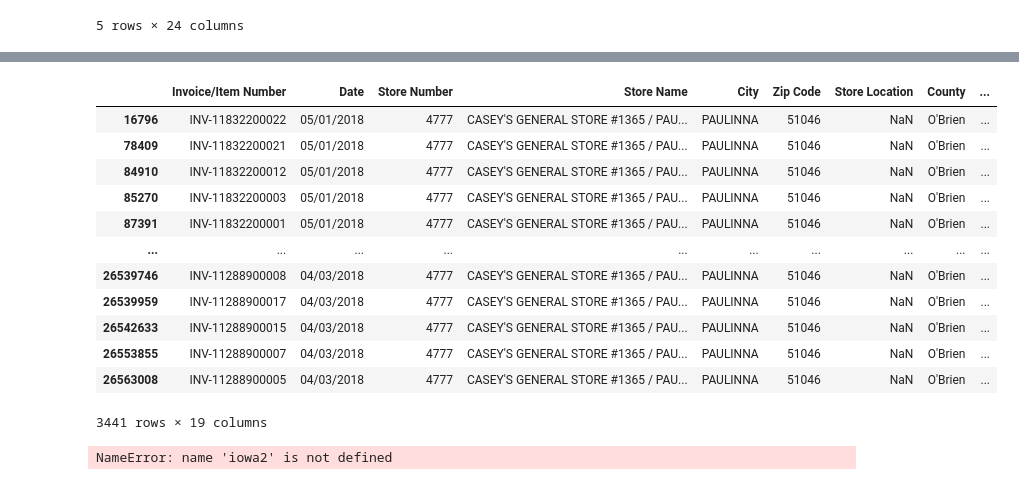
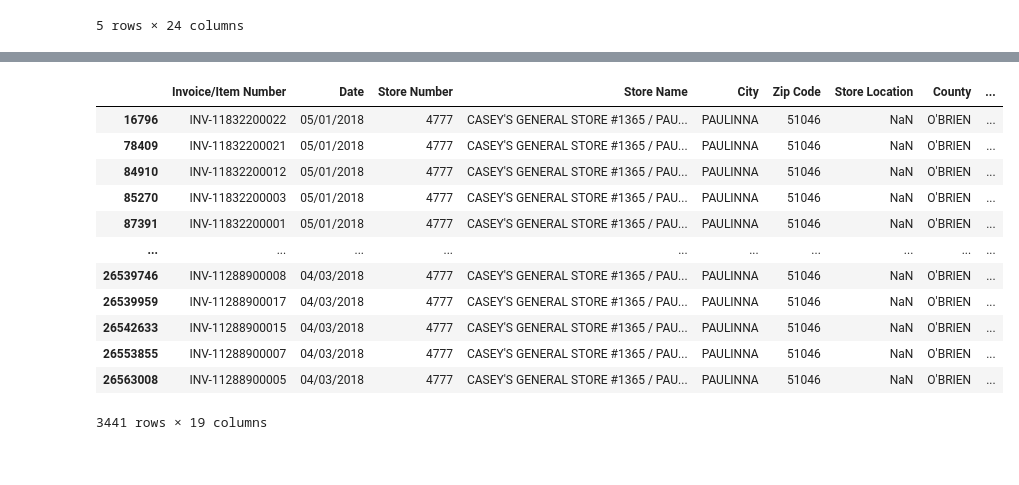
Before and after one commit to antrodtx/Iowa_liquor_Sales, a Jupyter notebook: IOWA_PROJECT.ipynb, the cells around one changed output, grey strips where cells are left out. Cells and saved outputs as stored; diff of their text form; code cells hidden in the pictures.

```diff
--- a/IOWA_PROJECT.ipynb
+++ b/IOWA_PROJECT.ipynb
@@ -104,5 +37,5 @@ iowa
 # %%
-iowa1 = iowa.drop(['Address', 'County Number', 'Volume Sold (Gallons)'], axis = 1)
+iowa1 = iowa.drop(['Address', 'County Number', 'Volume Sold (Gallons)', 'Pack', 'Bottle Volume (ml)'], axis = 1)
 iowa1.head()
 # %% [output]
 |  | Invoice/Item Number | Date | Store Number | Store Name | City | Zip Code | Store Location | County | ... |
@@ -235,5 +63,5 @@ iowa1[iowa1['County'].isna()]
 # %%
-iowa1.loc[iowa1['Store Number'] == 4777, "County"] = 'PAULINNA'
+iowa1.loc[iowa1['Store Number'] == 4777, "County"] = "O'BRIEN"
 iowa1[iowa1['County'].isna()]
 # %% [output]
 |  | Invoice/Item Number | Date | Store Number | Store Name | City | Zip Code | Store Location | County | ... |
@@ -300,6 +101,6 @@ print(paulinna)
 # %%
-iowa2.loc[iowa2['Store Number'] == 4777, "City"] = 'PAULINNA'
-paulinna2 = iowa2[iowa2['Store Number'] == 4777]
+iowa1.loc[iowa1['Store Number'] == 4777, "City"] = 'PAULINNA'
+paulinna2 = iowa1[iowa1['Store Number'] == 4777]
 print(paulinna2)
 # %% [output]
          Invoice/Item Number        Date  Store Number  \
@@ -320,8 +121,8 @@ print(paulinna2)
 
 [3441 rows x 19 columns]
 # %%
-iowa2.loc[iowa2['Store Number'] == 4777, "Zip Code"] = '51046'
-paulinna3 = iowa2[iowa2['Store Number'] == 4777]
+iowa1.loc[iowa1['Store Number'] == 4777, "Zip Code"] = '51046'
+paulinna3 = iowa1[iowa1['Store Number'] == 4777]
 print(paulinna3)
 # %% [output]
          Invoice/Item Number        Date  Store Number  \
@@ -342,23 +143,18 @@ print(paulinna3)
 
 [3441 rows x 19 columns]
 # %%
-iowa2.loc[iowa2['Store Number'] == 4777]
+iowa1.loc[iowa1['Store Number'] == 4777]
 # %% [output]
 |  | Invoice/Item Number | Date | Store Number | Store Name | City | Zip Code | Store Location | County | ... |
-| 16796 | INV-11832200022 | 05/01/2018 | 4777 | CASEY'S GENERAL STORE #1365 / PAU... | PAULINNA | 51046 | NaN | O'Brien | ... |
-| 78409 | INV-11832200021 | 05/01/2018 | 4777 | CASEY'S GENERAL STORE #1365 / PAU... | PAULINNA | 51046 | NaN | O'Brien | ... |
-| 84910 | INV-11832200012 | 05/01/2018 | 4777 | CASEY'S GENERAL STORE #1365 / PAU... | PAULINNA | 51046 | NaN | O'Brien | ... |
-| 85270 | INV-11832200003 | 05/01/2018 | 4777 | CASEY'S GENERAL STORE #1365 / PAU... | PAULINNA | 51046 | NaN | O'Brien | ... |
-| 87391 | INV-11832200001 | 05/01/2018 | 4777 | CASEY'S GENERAL STORE #1365 / PAU... | PAULINNA | 51046 | NaN | O'Brien | ... |
+| 16796 | INV-11832200022 | 05/01/2018 | 4777 | CASEY'S GENERAL STORE #1365 / PAU... | PAULINNA | 51046 | NaN | O'BRIEN | ... |
+| 78409 | INV-11832200021 | 05/01/2018 | 4777 | CASEY'S GENERAL STORE #1365 / PAU... | PAULINNA | 51046 | NaN | O'BRIEN | ... |
+| 84910 | INV-11832200012 | 05/01/2018 | 4777 | CASEY'S GENERAL STORE #1365 / PAU... | PAULINNA | 51046 | NaN | O'BRIEN | ... |
+| 85270 | INV-11832200003 | 05/01/2018 | 4777 | CASEY'S GENERAL STORE #1365 / PAU... | PAULINNA | 51046 | NaN | O'BRIEN | ... |
+| 87391 | INV-11832200001 | 05/01/2018 | 4777 | CASEY'S GENERAL STORE #1365 / PAU... | PAULINNA | 51046 | NaN | O'BRIEN | ... |
 | ... | ... | ... | ... | ... | ... | ... | ... | ... | ... |
-| 26539746 | INV-11288900008 | 04/03/2018 | 4777 | CASEY'S GENERAL STORE #1365 / PAU... | PAULINNA | 51046 | NaN | O'Brien | ... |
-| 26539959 | INV-11288900017 | 04/03/2018 | 4777 | CASEY'S GENERAL STORE #1365 / PAU... | PAULINNA | 51046 | NaN | O'Brien | ... |
-| 26542633 | INV-11288900015 | 04/03/2018 | 4777 | CASEY'S GENERAL STORE #1365 / PAU... | PAULINNA | 51046 | NaN | O'Brien | ... |
-| 26553855 | INV-11288900007 | 04/03/2018 | 4777 | CASEY'S GENERAL STORE #1365 / PAU... | PAULINNA | 51046 | NaN | O'Brien | ... |
-| 26563008 | INV-11288900005 | 04/03/2018 | 4777 | CASEY'S GENERAL STORE #1365 / PAU... | PAULINNA | 51046 | NaN | O'Brien | ... |
+| 26539746 | INV-11288900008 | 04/03/2018 | 4777 | CASEY'S GENERAL STORE #1365 / PAU... | PAULINNA | 51046 | NaN | O'BRIEN | ... |
+| 26539959 | INV-11288900017 | 04/03/2018 | 4777 | CASEY'S GENERAL STORE #1365 / PAU... | PAULINNA | 51046 | NaN | O'BRIEN | ... |
+| 26542633 | INV-11288900015 | 04/03/2018 | 4777 | CASEY'S GENERAL STORE #1365 / PAU... | PAULINNA | 51046 | NaN | O'BRIEN | ... |
+| 26553855 | INV-11288900007 | 04/03/2018 | 4777 | CASEY'S GENERAL STORE #1365 / PAU... | PAULINNA | 51046 | NaN | O'BRIEN | ... |
+| 26563008 | INV-11288900005 | 04/03/2018 | 4777 | CASEY'S GENERAL STORE #1365 / PAU... | PAULINNA | 51046 | NaN | O'BRIEN | ... |
 3441 rows × 19 columns
-# %%
-store_group = iowa2.groupby(['Store Number', 'Sale (Dollars)']).sum()
-print(store_group)
-# %% [output]
-NameError: name 'iowa2' is not defined
```
Also changed, not shown: parts of 26 cells of this notebook, 1 other file.
